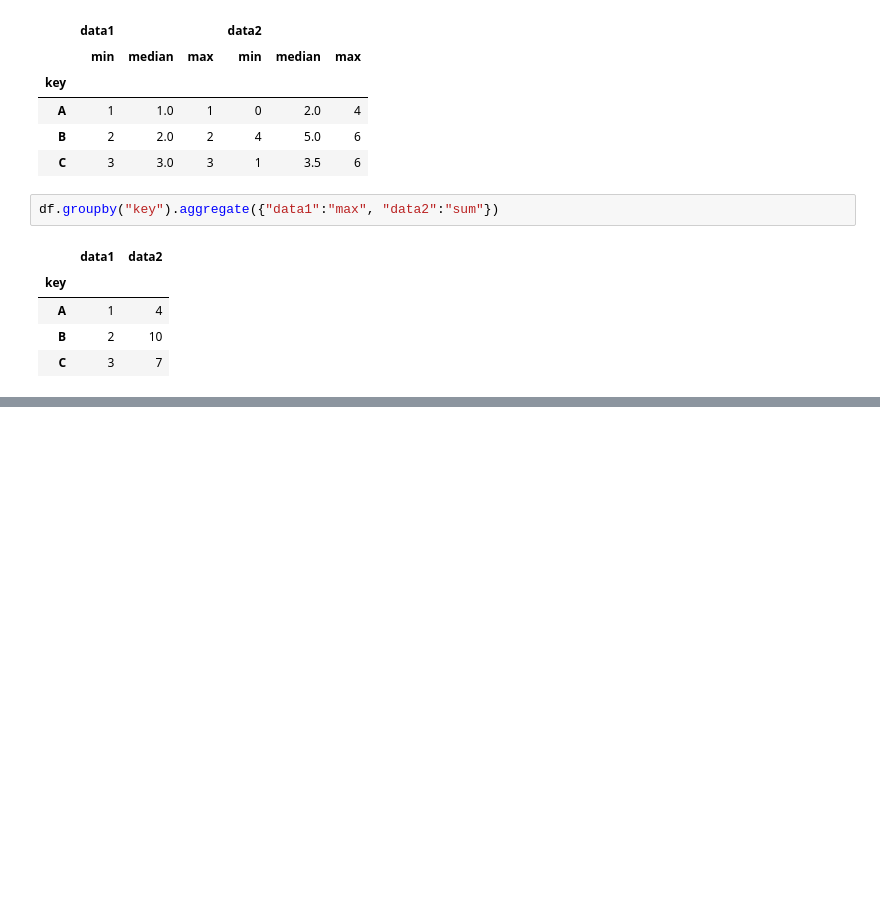
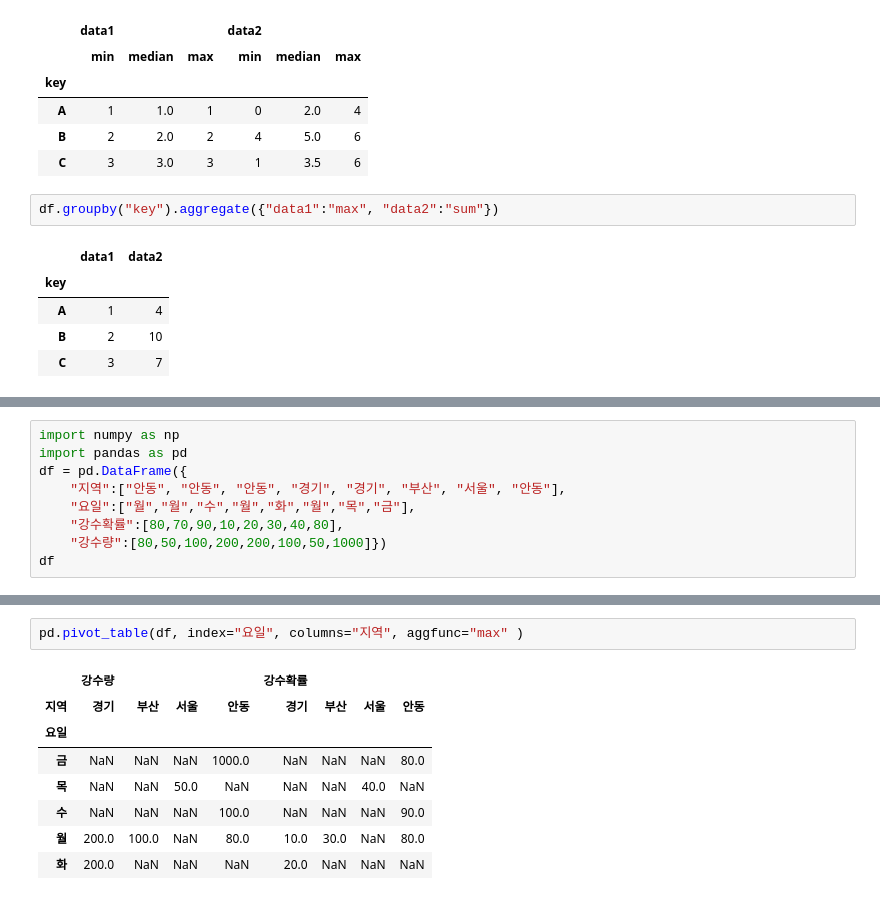
Before and after one commit to jungmin9911/python_pknu, a Jupyter notebook: python11.ipynb, the cells around one changed output, grey strips where cells are left out. Drawn from its saved outputs; the diff is of its cells as text; blank space fills up the shorter version.

Commit message:
pandas

```diff
--- a/python11.ipynb
+++ b/python11.ipynb
@@ -198,0 +337,9 @@ df.groupby("key").aggregate({"data1":"max", "data2":"sum"})
+# %%
+import numpy as np
+import pandas as pd
+df = pd.DataFrame({
+    "지역":["안동", "안동", "안동", "경기", "경기", "부산", "서울", "안동"],
+    "요일":["월","월","수","월","화","월","목","금"],
+    "강수확률":[80,70,90,10,20,30,40,80],
+    "강수량":[80,50,100,200,200,100,50,1000]})
+df
@@ -198,0 +356,11 @@ df.groupby("key").aggregate({"data1":"max", "data2":"sum"})
+# %%
+pd.pivot_table(df, index="요일", columns="지역", aggfunc="max" )
+# %% [output]
+|  | 강수량 |  |  |  | 강수확률 |  |  |  |
+| 지역 | 경기 | 부산 | 서울 | 안동 | 경기 | 부산 | 서울 | 안동 |
+| 요일 |  |  |  |  |  |  |  |  |
+| 금 | NaN | NaN | NaN | 1000.0 | NaN | NaN | NaN | 80.0 |
+| 목 | NaN | NaN | 50.0 | NaN | NaN | NaN | 40.0 | NaN |
+| 수 | NaN | NaN | NaN | 100.0 | NaN | NaN | NaN | 90.0 |
+| 월 | 200.0 | 100.0 | NaN | 80.0 | 10.0 | 30.0 | NaN | 80.0 |
+| 화 | 200.0 | NaN | NaN | NaN | 20.0 | NaN | NaN | NaN |
```
Also changed, not shown: parts of 16 cells of this notebook, 3 other files.
